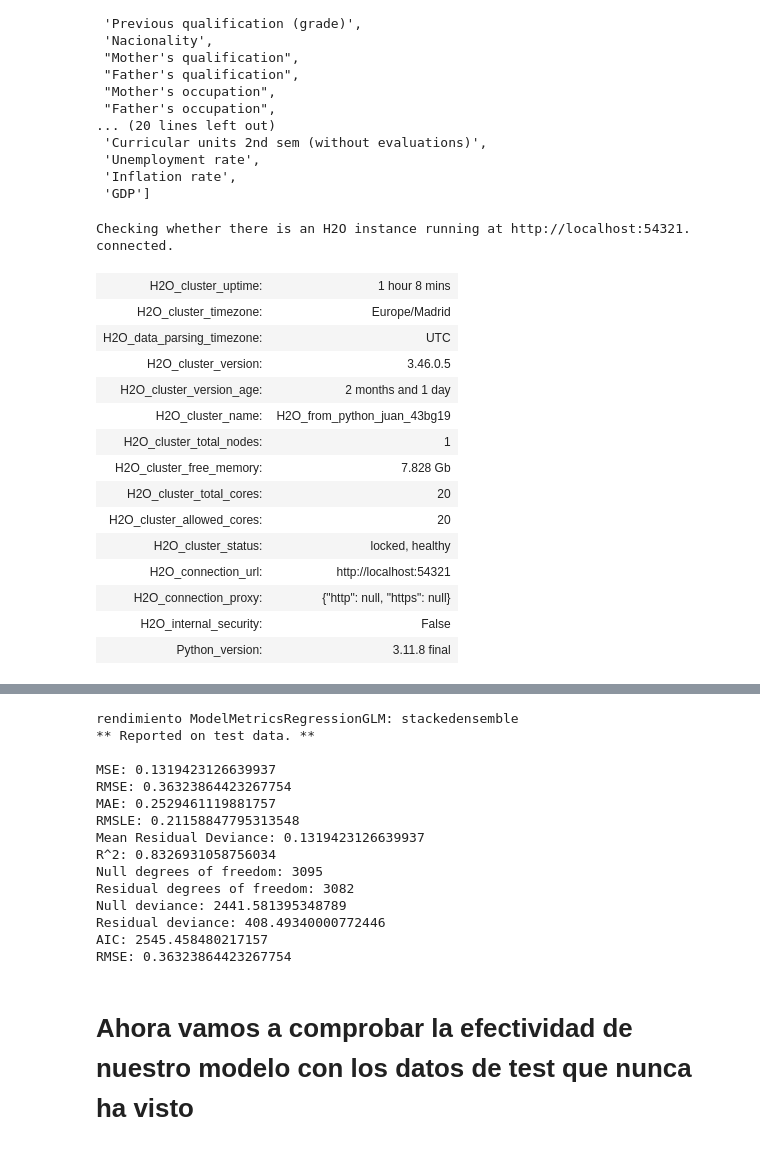
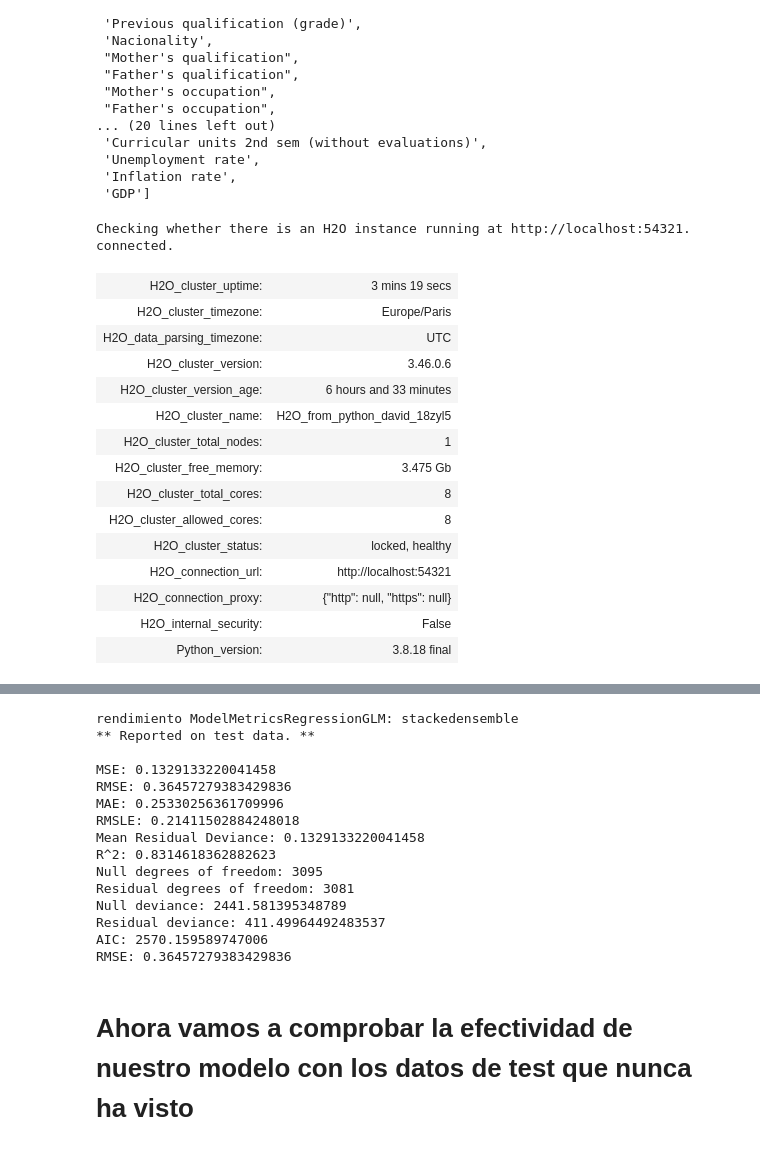
Before and after one commit to Knitrot/Sue-o, a Jupyter notebook: sueño.ipynb, the cells around one changed output, grey strips where cells are left out. Saved outputs shown, nothing was run; the diff lists cells and outputs as text; code cells hidden in the pictures.

```diff
--- a/sueño.ipynb
+++ b/sueño.ipynb
@@ -1042,48 +1047,48 @@ h2o.init()
 # Clear H2OFrame cache
 h2o.remove_all()
 
 h2o_test = strat_test
 h2o_train = strat_train
 
-h2o_df = h2o.H2OFrame(ho2_train)
+h2o_df = h2o.H2OFrame(h2o_train)
 
 
 # Entrenar AutoML
 aml = H2OAutoML(max_models=15, seed=42, stopping_metric='auto',max_runtime_secs=3600,
                 verbosity='info', nfolds=5)
 # usamos nfolds=5, es decir validación cruzada con 5 grupos
 # Creamos y entrenamos AutoML usando H2OFrame
 
 aml.train(x=cols,y='Target', training_frame = h2o_df)
 
 
 # Evaluar el rendimiento del modelo
 leaderboard = aml.leaderboard
 print('leaderboard',leaderboard)
 
 # Evaluar el mejor modelo en el conjunto de prueba
 performance = aml.leader.model_performance(h2o_df)
 print('rendimiento',performance)
 
 model = aml.leader
 
 best_autoML_name = leaderboard['model_id'][0][0]
 # %% [output]
 Checking whether there is an H2O instance running at http://localhost:54321. connected.
-| H2O_cluster_uptime: | 1 hour 8 mins |
-| H2O_cluster_timezone: | Europe/Madrid |
+| H2O_cluster_uptime: | 3 mins 19 secs |
+| H2O_cluster_timezone: | Europe/Paris |
 | H2O_data_parsing_timezone: | UTC |
-| H2O_cluster_version: | 3.46.0.5 |
-| H2O_cluster_version_age: | 2 months and 1 day |
-| H2O_cluster_name: | H2O_from_python_juan_43bg19 |
+| H2O_cluster_version: | 3.46.0.6 |
+| H2O_cluster_version_age: | 6 hours and 33 minutes |
+| H2O_cluster_name: | H2O_from_python_david_18zyl5 |
 | H2O_cluster_total_nodes: | 1 |
-| H2O_cluster_free_memory: | 7.828 Gb |
-| H2O_cluster_total_cores: | 20 |
-| H2O_cluster_allowed_cores: | 20 |
+| H2O_cluster_free_memory: | 3.475 Gb |
+| H2O_cluster_total_cores: | 8 |
+| H2O_cluster_allowed_cores: | 8 |
 | H2O_cluster_status: | locked, healthy |
 | H2O_connection_url: | http://localhost:54321 |
 | H2O_connection_proxy: | {"http": null, "https": null} |
 | H2O_internal_security: | False |
-| Python_version: | 3.11.8 final |
+| Python_version: | 3.8.18 final |
 Parse progress: |████████████████████████████████████████████████████████████████| (done) 100%
 AutoML progress: |█
@@ -1116,18 +1121,18 @@ print("RMSE:", rmse)
 rendimiento ModelMetricsRegressionGLM: stackedensemble
 ** Reported on test data. **
 
-MSE: 0.1319423126639937
-RMSE: 0.36323864423267754
-MAE: 0.2529461119881757
-RMSLE: 0.21158847795313548
-Mean Residual Deviance: 0.1319423126639937
-R^2: 0.8326931058756034
+MSE: 0.1329133220041458
+RMSE: 0.36457279383429836
+MAE: 0.25330256361709996
+RMSLE: 0.21411502884248018
+Mean Residual Deviance: 0.1329133220041458
+R^2: 0.8314618362882623
 Null degrees of freedom: 3095
-Residual degrees of freedom: 3082
+Residual degrees of freedom: 3081
 Null deviance: 2441.581395348789
-Residual deviance: 408.49340000772446
-AIC: 2545.458480217157
-RMSE: 0.36323864423267754
+Residual deviance: 411.49964492483537
+AIC: 2570.159589747006
+RMSE: 0.36457279383429836
 # %% [markdown]
 # Ahora vamos a comprobar la efectividad de nuestro modelo con los datos de test que nunca ha visto
 # %%
```
Also changed, not shown: parts of 10 cells of this notebook.
